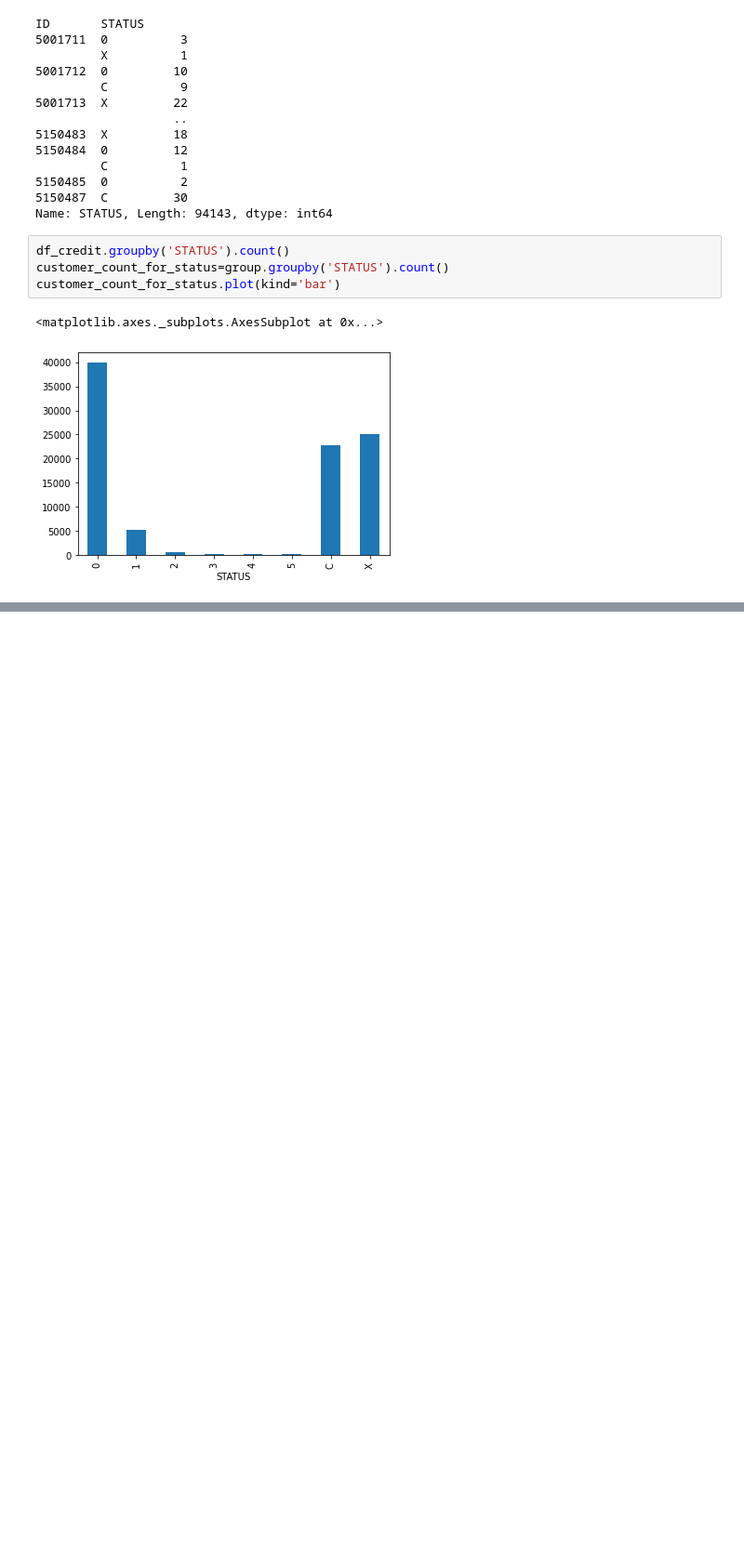
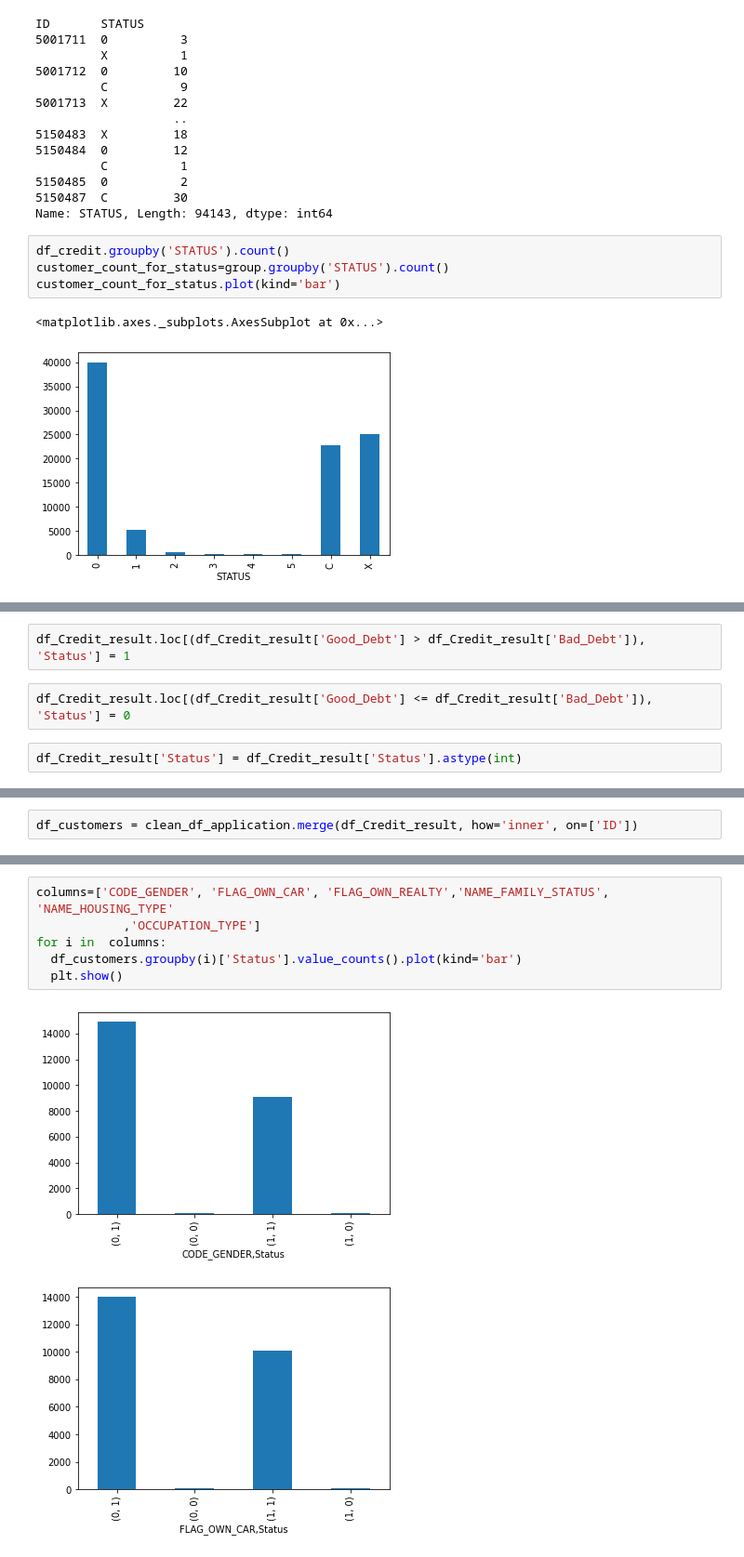
Before and after one commit to NihanthiEdula/creditCardApproval, a Jupyter notebook: Prediction_of_CreditCard_approval.ipynb, the cells around one changed output, grey strips where cells are left out. Shown: that part at 93% size. Drawn from its saved outputs; the diff is of its cells as text; blank space fills up the shorter version.

Commit message:
Final code for prediction of credit card approval

```diff
--- a/Prediction_of_CreditCard_approval.ipynb
+++ b/Prediction_of_CreditCard_approval.ipynb
@@ -280,0 +477,6 @@ customer_count_for_status.plot(kind='bar')
+# %%
+df_Credit_result.loc[(df_Credit_result['Good_Debt'] > df_Credit_result['Bad_Debt']), 'Status'] = 1
+# %%
+df_Credit_result.loc[(df_Credit_result['Good_Debt'] <= df_Credit_result['Bad_Debt']), 'Status'] = 0
+# %%
+df_Credit_result['Status'] = df_Credit_result['Status'].astype(int)
@@ -280,0 +499,2 @@ customer_count_for_status.plot(kind='bar')
+# %%
+df_customers = clean_df_application.merge(df_Credit_result, how='inner', on=['ID'])
@@ -280,0 +549,9 @@ customer_count_for_status.plot(kind='bar')
+# %%
+columns=['CODE_GENDER',	'FLAG_OWN_CAR', 'FLAG_OWN_REALTY','NAME_FAMILY_STATUS',	'NAME_HOUSING_TYPE'
+            ,'OCCUPATION_TYPE']
+for i in  columns:
+  df_customers.groupby(i)['Status'].value_counts().plot(kind='bar')
+  plt.show()
+# %% [output]
+[figure, added]
+[figure, added]
```
Also changed, not shown: parts of 68 cells of this notebook.
